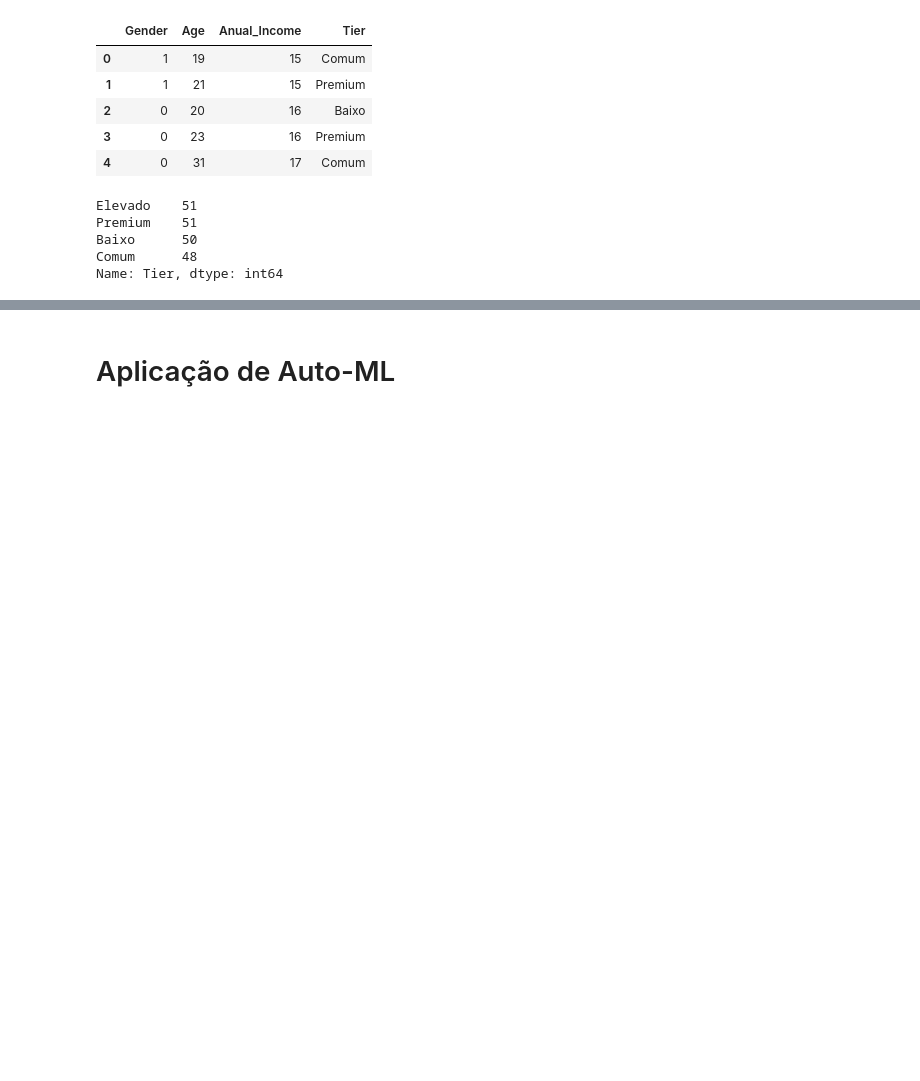
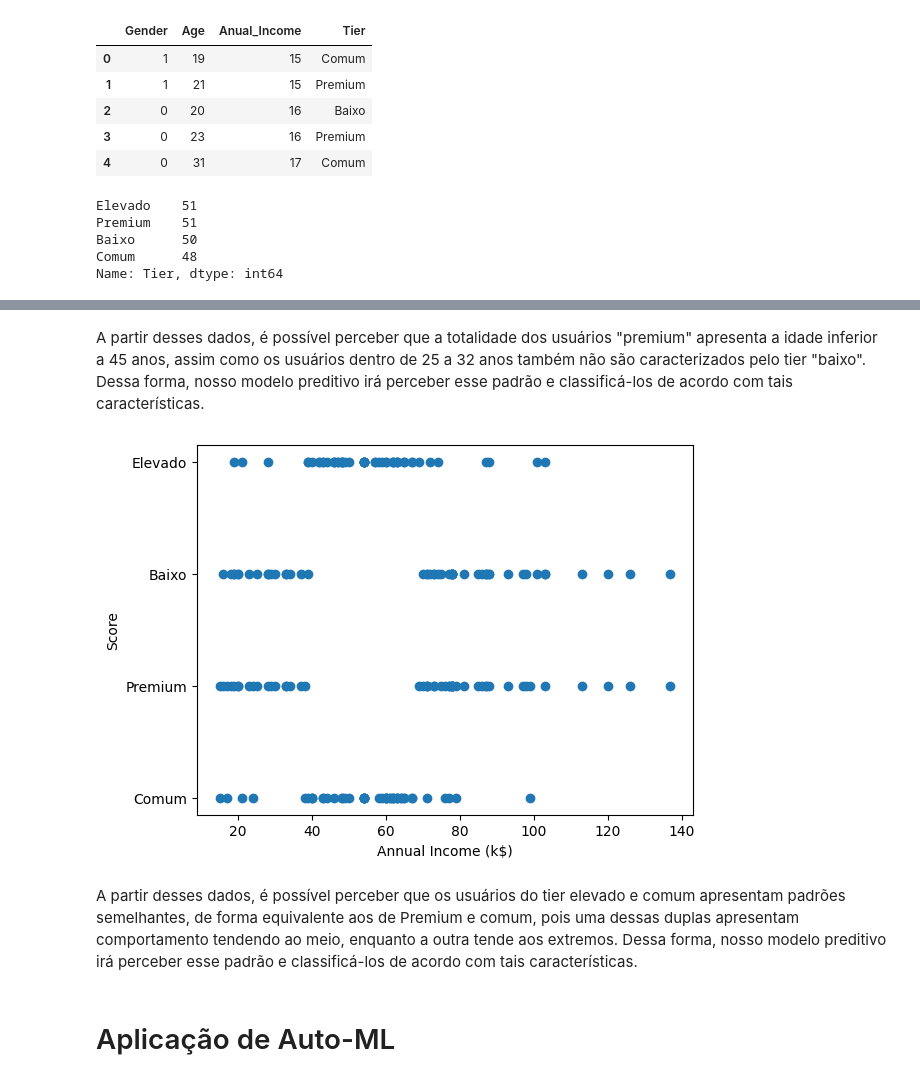
Before and after one commit to Pablo-RLV/Inteli-M7, a Jupyter notebook: Ponderada3/Ponderada3.ipynb, the cells around one changed output, grey strips where cells are left out. Saved outputs shown, nothing was run; the diff lists cells and outputs as text; code cells hidden in the pictures; blank space fills up the shorter version.

```diff
--- a/Ponderada3/Ponderada3.ipynb
+++ b/Ponderada3/Ponderada3.ipynb
@@ -129,3 +167,19 @@ Name: Tier, dtype: int64
+# %% [markdown]
+A partir desses dados, é possível perceber que a totalidade dos usuários "premium" apresenta a idade inferior a 45 anos, assim como os usuários dentro de 25 a 32 anos também não são caracterizados pelo tier "baixo". Dessa forma, nosso modelo preditivo irá perceber esse padrão e classificá-los de acordo com tais características.
+# %%
+import matplotlib.pyplot as plt
+
+x = df["Anual_Income"]
+y = df["Tier"]
+
+plt.scatter(x, y)
+plt.xlabel("Annual Income (k$)")
+plt.ylabel("Score")
+plt.show()
+# %% [output]
+[figure, added]
+# %% [markdown]
+A partir desses dados, é possível perceber que os usuários do tier elevado e comum apresentam padrões semelhantes, de forma equivalente aos de Premium e comum, pois uma dessas duplas apresentam comportamento tendendo ao meio, enquanto a outra tende aos extremos. Dessa forma, nosso modelo preditivo irá perceber esse padrão e classificá-los de acordo com tais características.
 # %% [markdown]
 # Aplicação de Auto-ML
 # %%
```
Also changed, not shown: parts of 5 cells of this notebook.
